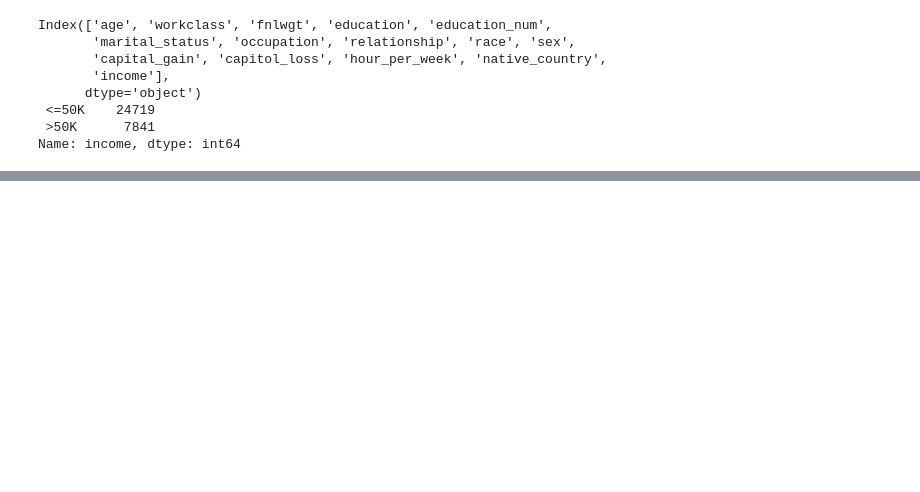
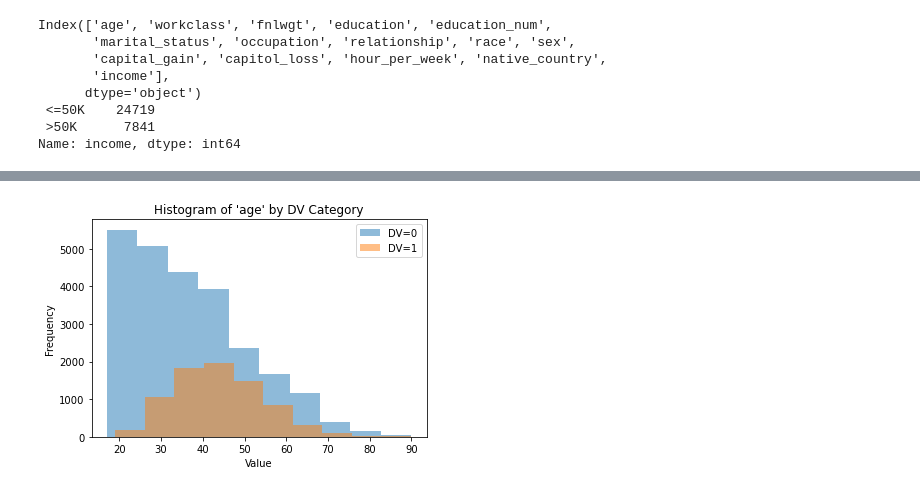
Before and after one commit to baoqt2/mec-mini-projects, a Jupyter notebook: data analsysis for income/Income Prediction.ipynb, the cells around one changed output, grey strips where cells are left out. Cells and saved outputs as stored; diff of their text form; code cells hidden in the pictures; blank space fills up the shorter version.

```diff
--- a/data analsysis for income/Income Prediction.ipynb
+++ b/data analsysis for income/Income Prediction.ipynb
@@ -97,0 +310,13 @@ y = df.income
+# %%
+def plot_histogram_dv(x,y):
+    plt.hist(list(x[y==0]),alpha=0.5,label='DV=0')
+    plt.hist(list(x[y==1]),alpha=0.5,label='DV=1')
+    plt.title("Histogram of '{var_name}' by DV Category".format(var_name=x.name))
+    plt.xlabel("Value")
+    plt.ylabel("Frequency")
+    plt.legend(loc='upper right')
+    plt.show()
+# %%
+plot_histogram_dv(X['age'],y)
+# %% [output]
+[figure, added]
```
Also changed, not shown: parts of 42 cells of this notebook.
